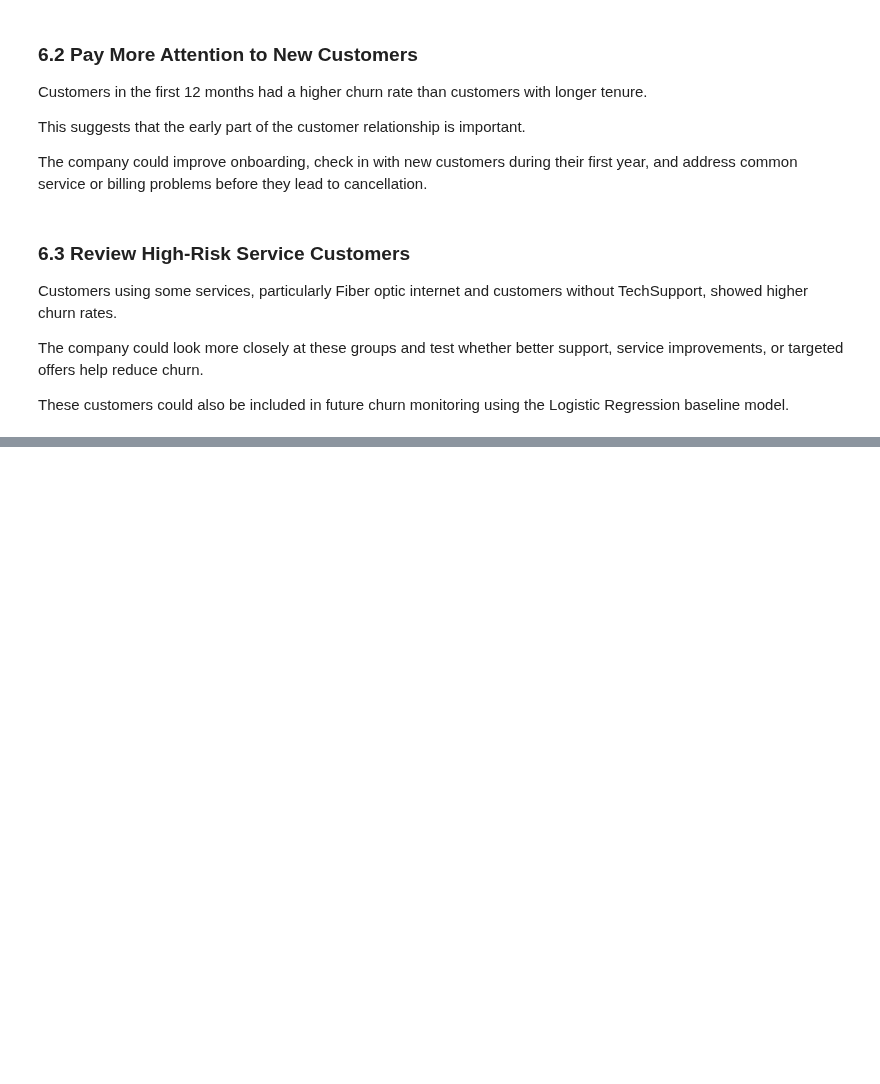
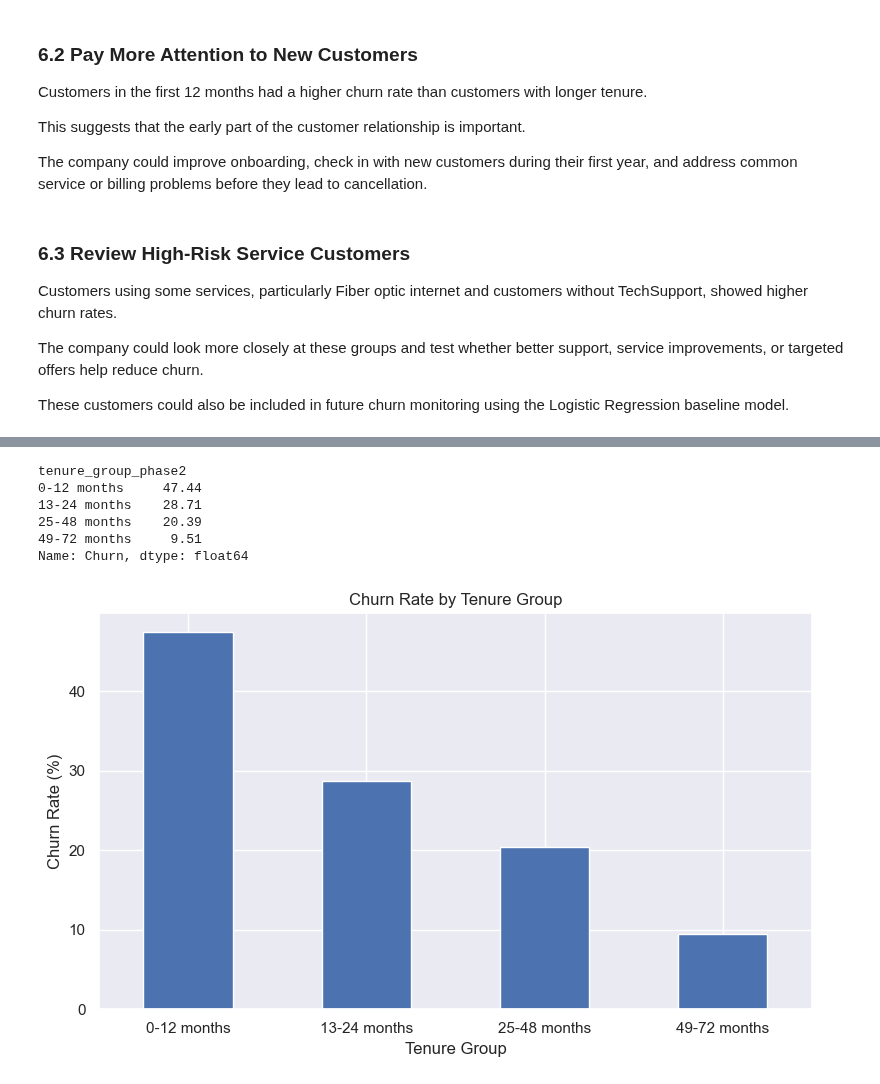
Before and after one commit to francisparwez/telco-customer-churn, a Jupyter notebook: Telco_Churn.ipynb, the cells around one changed output, grey strips where cells are left out. Drawn from its saved outputs; the diff is of its cells as text; code cells hidden in the pictures; blank space fills up the shorter version.

```diff
--- a/Telco_Churn.ipynb
+++ b/Telco_Churn.ipynb
@@ -1408,0 +1566,54 @@ These customers could also be included in future churn monitoring using the Logi
+# %%
+tenure_bins = [-1, 12, 24, 48, 72]
+
+tenure_labels = [
+    "0-12 months",
+    "13-24 months",
+    "25-48 months",
+    "49-72 months"
+]
+
+df["tenure_group_phase2"] = pd.cut(
+    df["tenure"],
+    bins=tenure_bins,
+    labels=tenure_labels
+)
+
+tenure_churn = (
+    df.groupby(
+        "tenure_group_phase2",
+        observed=True
+    )["Churn"]
+    .apply(lambda x: (x == "Yes").mean() * 100)
+)
+
+tenure_churn.round(2)
+# %% [output]
+tenure_group_phase2
+0-12 months     47.44
+13-24 months    28.71
+25-48 months    20.39
+49-72 months     9.51
+Name: Churn, dtype: float64
+# %%
+plt.figure(figsize=(8, 5))
+
+tenure_churn.plot(
+    kind="bar"
+)
+
+plt.title("Churn Rate by Tenure Group")
+plt.xlabel("Tenure Group")
+plt.ylabel("Churn Rate (%)")
+plt.xticks(rotation=0)
+plt.tight_layout()
+
+plt.savefig(
+    "./images/16_churn_rate_by_tenure_phase2.png",
+    dpi=300,
+    bbox_inches="tight"
+)
+
+plt.show()
+# %% [output]
+[figure, added]
```
Also changed, not shown: parts of 25 cells of this notebook, 9 other files.
